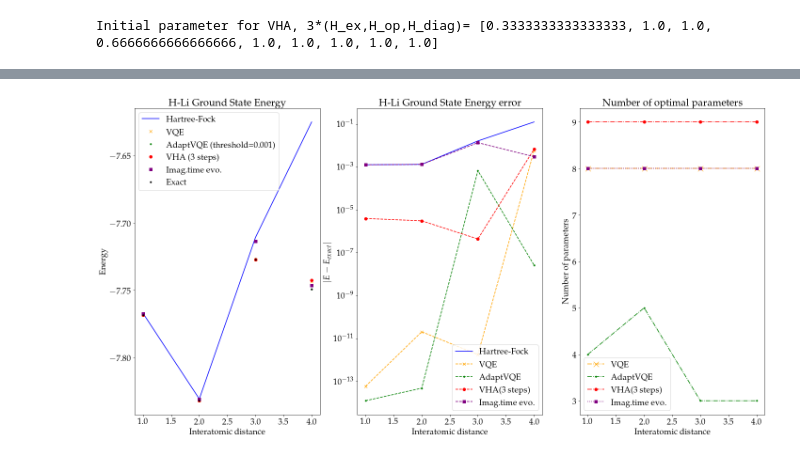
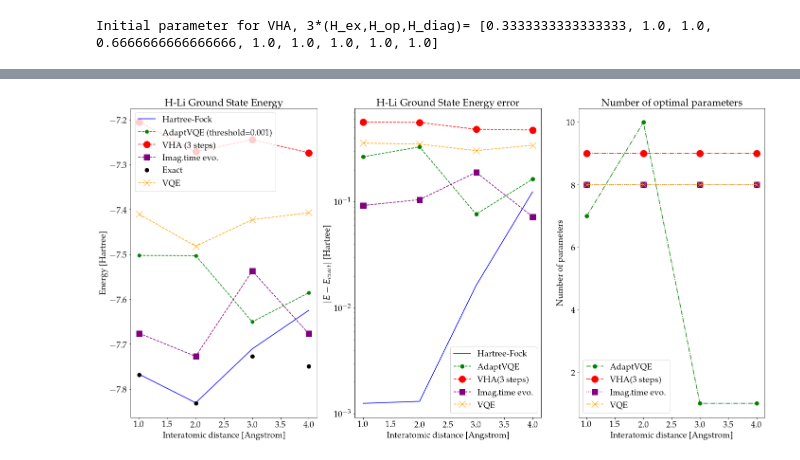
Before and after one commit to gsilviHQS/Variationals_algorithms, a Jupyter notebook: misc/notebooks/VQE_vs_adaptVQE_vs_VHA_vs_ImTiEvo_example.ipynb, the cells around one changed output, grey strips where cells are left out. Cells and saved outputs as stored; diff of their text form; code cells hidden in the pictures.

Commit message:
add unit to plot and larger markers

```diff
--- a/misc/notebooks/VQE_vs_adaptVQE_vs_VHA_vs_ImTiEvo_example.ipynb
+++ b/misc/notebooks/VQE_vs_adaptVQE_vs_VHA_vs_ImTiEvo_example.ipynb
@@ -53,7 +53,7 @@ numpy_solver = NumPyMinimumEigensolver()
 
 # NOISE
 seed = 170
-usenoise=False  #HERE CHOOSE TO USE THE NOISE
+usenoise=True  #HERE CHOOSE TO USE THE NOISE
 backend = Aer.get_backend('aer_simulator')
 if usenoise:
 
@@ -227,53 +210,55 @@ Exact:   [-7.74939375+0.j] ,exec_time= 1.0287940429989249 s
 
 plt.rcParams.update({
     "text.usetex": True,
     "font.family": "serif",
     "font.sans-serif": ["Palatino"],
     'font.size'   : 18})
 
 fig, (ax1, ax2, ax3) = plt.subplots(1, 3, figsize=(24, 12))
 
 ax1.plot(distances, hf_energies, color='blue', label='Hartree-Fock')
-ax1.plot(distances, vqe_energies, 'x', color='orange', label='VQE')
-ax1.plot(distances, adapt_vqe_energies, '.', color='green', label='AdaptVQE (threshold=0.001)')
-ax1.plot(distances, vha_energies, 'o', color='red', label='VHA ('+str(trotter_steps)+' steps)')
-ax1.plot(distances, Ievo_energies, 's', color='purple', label='Imag.time evo.')
-ax1.plot(distances, exact_energies, '.', color='black', label='Exact')
-ax1.set_xlabel('Interatomic distance')
-ax1.set_ylabel('Energy')
+ax1.plot(distances, adapt_vqe_energies, '.',markersize=14,linestyle='--', color='green', label='AdaptVQE (threshold=0.001)')
+ax1.plot(distances, vha_energies, 'o',markersize=14,linestyle='--', color='red', label='VHA ('+str(trotter_steps)+' steps)')
+ax1.plot(distances, Ievo_energies, 's',markersize=12,linestyle='--', color='purple', label='Imag.time evo.')
+ax1.plot(distances, exact_energies, '.',markersize=16, color='black', label='Exact')
+ax1.plot(distances, vqe_energies, 'x',markersize=14,linestyle='--', color='orange', label='VQE')
+ax1.set_xlabel('Interatomic distance [Angstrom]')
+ax1.set_ylabel('Energy [Hartree]')
 ax1.set_title('H-Li Ground State Energy')
 ax1.legend(loc='upper left')
 
 
 ypoints = [abs(a - b) for a, b in zip(hf_energies, exact_energies)]
 ax2.plot(distances, ypoints, color='blue', label='Hartree-Fock')
+ypoints = [abs(a - b) for a, b in zip(adapt_vqe_energies, exact_energies)]
+ax2.plot(distances, ypoints, '.',markersize=16, linestyle='--', color='green', label='AdaptVQE')
+ypoints = [abs(a - b) for a, b in zip(vha_energies, exact_energies)]
+ax2.plot(distances, ypoints, 'o',markersize=14, linestyle='--', color='red', label='VHA('+str(trotter_steps)+' steps)')
+ypoints = [abs(a - b) for a, b in zip(Ievo_energies, exact_energies)]
+ax2.plot(distances, ypoints, 's',markersize=12, linestyle='--', color='purple', label='Imag.time evo.')
 ypoints = [abs(a - b) for a, b in zip(vqe_energies, exact_energies)]
-ax2.plot(distances, ypoints, 'x', linestyle='--', color='orange', label='VQE')
-ypoints = [abs(a - b) for a, b in zip(adapt_vqe_energies, exact_energies)]
-ax2.plot(distances, ypoints, '.', linestyle='--', color='green', label='AdaptVQE')
-ypoints = [abs(a - b) for a, b in zip(vha_energies, exact_energies)]
-ax2.plot(distances, ypoints, 'o', linestyle='--', color='red', label='VHA('+str(trotter_steps)+' steps)')
-ypoints = [abs(a - b) for a, b in zip(Ievo_energies, exact_energies)]
-ax2.plot(distances, ypoints, 's', linestyle='--', color='purple', label='Imag.time evo.')
+ax2.plot(distances, ypoints, 'x',markersize=14, linestyle='--', color='orange', label='VQE')
 
 ax2.set_yscale('log')
-ax2.set_xlabel('Interatomic distance')
-ax2.set_ylabel('$|E-E_{exact}|$')
+ax2.set_xlabel('Interatomic distance [Angstrom]')
+ax2.set_ylabel('$|E-E_{exact}|$ [Hartree]')
 ax2.set_title('H-Li Ground State Energy error')
 ax2.legend()
 
 
-ax3.plot(distances, vqe_params, 'x',markersize=11, linestyle='-.', color='orange', label='VQE')
-ax3.plot(distances, adapt_vqe_params, '.', linestyle='-.', color='green', label='AdaptVQE')
-ax3.plot(distances, vha_params, 'o', linestyle='-.', color='red', label='VHA('+str(trotter_steps)+' steps)')
-ax3.plot(distances, Ievo_params, 's', linestyle=':', color='purple', label='Imag.time evo.')
 
-ax3.set_xlabel('Interatomic distance')
+ax3.plot(distances, adapt_vqe_params, '.',markersize=16, linestyle='-.', color='green', label='AdaptVQE')
+ax3.plot(distances, vha_params, 'o',markersize=14, linestyle='-.', color='red', label='VHA('+str(trotter_steps)+' steps)')
+ax3.plot(distances, Ievo_params, 's',markersize=12, linestyle=':', color='purple', label='Imag.time evo.')
+ax3.plot(distances, vqe_params, 'x',markersize=14, linestyle='-.', color='orange', label='VQE')
+
+ax3.set_xlabel('Interatomic distance [Angstrom]')
 ax3.set_ylabel('Number of parameters')
 ax3.set_title('Number of optimal parameters')
 ax3.legend()
 
 
-fig.savefig('LiH_ground_energy_noise.pdf')
+if usenoise==True: fig.savefig('LiH_ground_energy_noise.pdf')
+else: fig.savefig('LiH_ground_energy.pdf')
 # %% [output]
-[figure, old version]
+[figure, new version]
```
Also changed, not shown: parts of 1 cell of this notebook.
